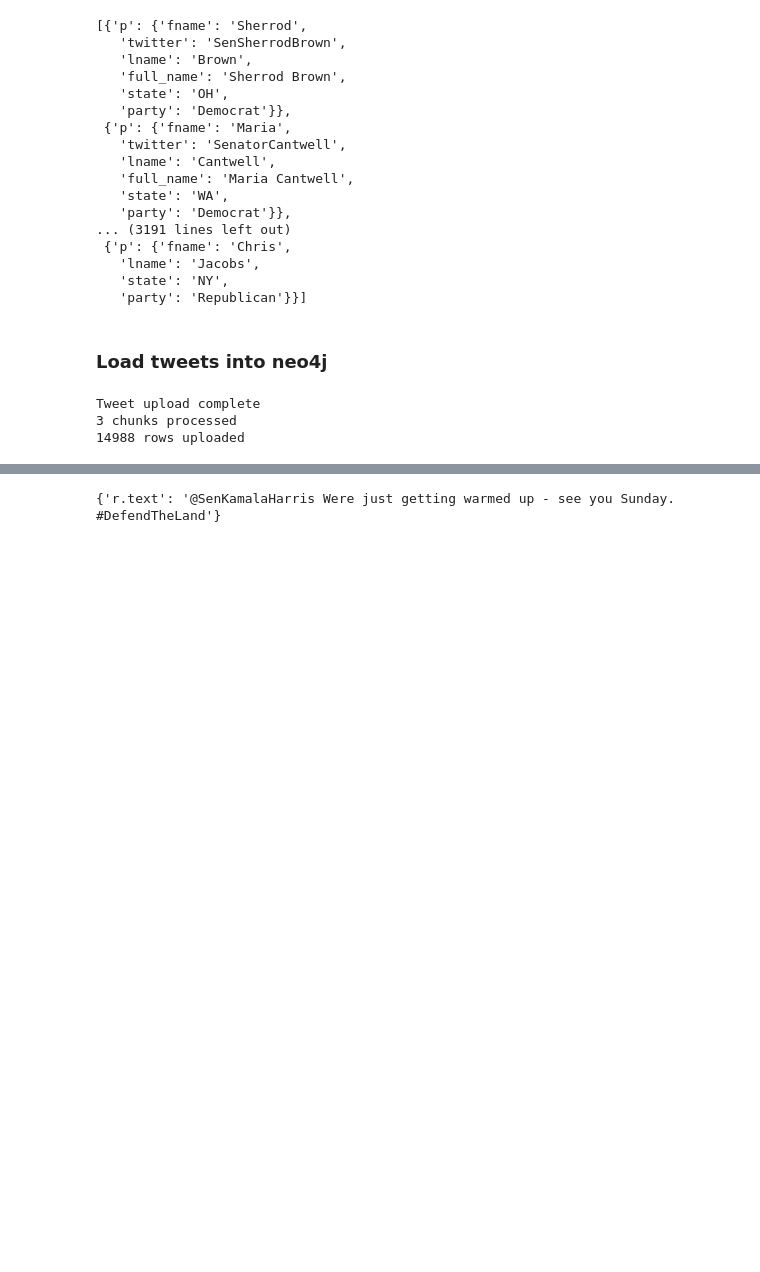
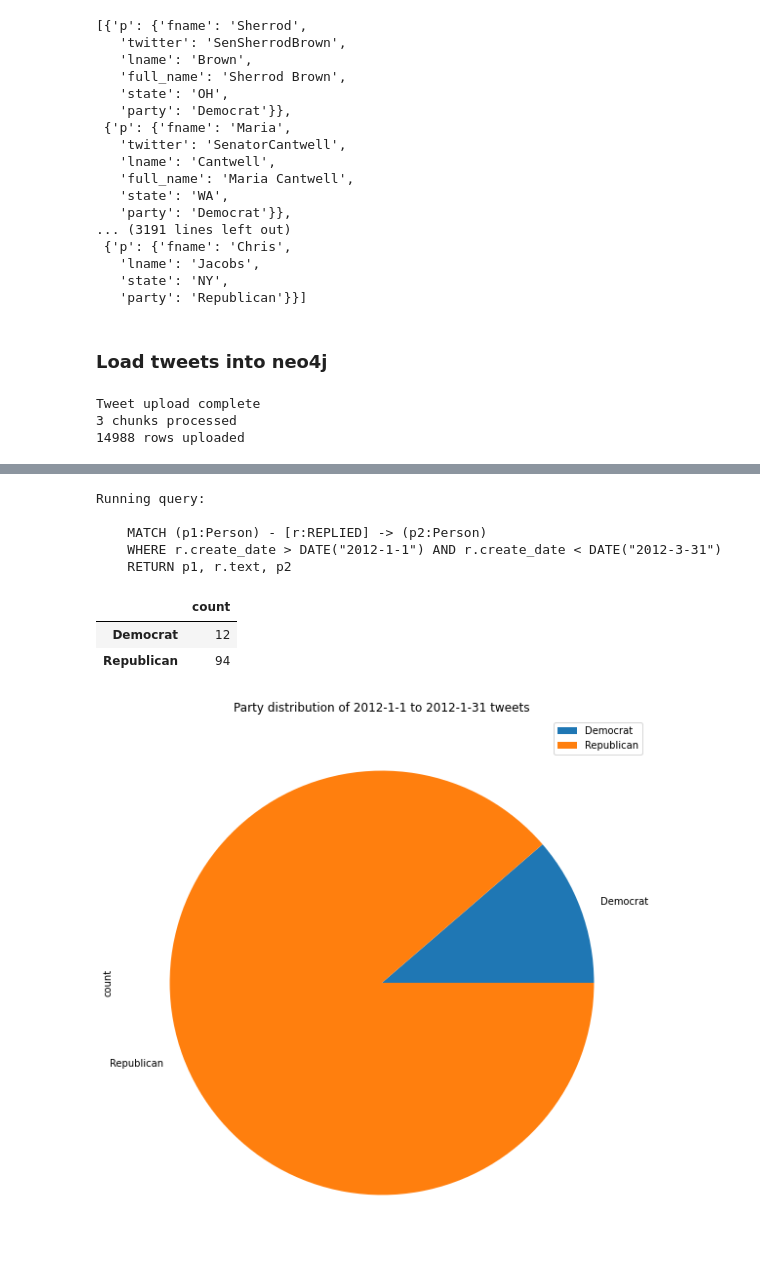
Before and after one commit to codencoding/political-influencers, a Jupyter notebook: notebooks/system_workbooks/neo4j_setup_workbook.ipynb, the cells around one changed output, grey strips where cells are left out. Cells and saved outputs as stored; diff of their text form; code cells hidden in the pictures; blank space fills up the shorter version.

Commit message:
Added pie plot analysis for party distribution

```diff
--- a/notebooks/system_workbooks/neo4j_setup_workbook.ipynb
+++ b/notebooks/system_workbooks/neo4j_setup_workbook.ipynb
@@ -199,7 +213,13 @@ Tweet upload complete
 # %%
-q = """
-MATCH (p1:Person {twitter:'SenSherrodBrown'}) - [r:REPLIED] -> (p2:Person)
-WHERE r.create_date > DATE("2012-1-1")
-RETURN r.text
-"""
-out = session.run(q)
+def get_bounded_data(in_date, out_date=None, time_delta=30):
+    date_range = get_date_range(in_date, out_date, time_delta)
+
+    q = """
+    MATCH (p1:Person) - [r:REPLIED] -> (p2:Person)
+    WHERE r.create_date > DATE(\"""" + date_range[0] + """\") AND r.create_date < DATE(\"""" + date_range[1] + """\")
+    RETURN p1, r.text, p2
+    """
+    print("Running query:\n" + q)
+    out = session.run(q)
+
+    return out.data()
@@ -212,4 +225,0 @@ len(out)
-# %%
-out[0]
-# %% [output]
-{'r.text': '@SenKamalaHarris Were just getting warmed up - see you Sunday. #DefendTheLand'}
@@ -215,0 +228,31 @@ out[0]
+# %%
+def get_party_dist(data):
+    party_count = defaultdict(int)
+    for elem in data:
+        party_count[elem["p1"]["party"]] += 1
+        party_count[elem["p2"]["party"]] += 1
+    return party_count
+# %%
+def plot_party_dist(in_date, data, figsize=(10, 10)):
+    display(data)
+    title = get_date_range(in_date)
+    title = "Party distribution of " + title[0] + ' to ' + title[1] + " tweets"
+    data.plot(y="count", kind="pie", figsize=figsize, title=title)
+# %%
+in_date = "2012-1-1"
+time_delta = 90
+data = get_bounded_data(in_date, time_delta=time_delta)
+data = pd.DataFrame(dict(get_party_dist(data)), index=["count"]).transpose()
+# %% [output]
+Running query:
+
+    MATCH (p1:Person) - [r:REPLIED] -> (p2:Person)
+    WHERE r.create_date > DATE("2012-1-1") AND r.create_date < DATE("2012-3-31")
+    RETURN p1, r.text, p2
+# %%
+plot_party_dist(in_date, data)
+# %% [output]
+|  | count |
+| Democrat | 12 |
+| Republican | 94 |
+[figure, added]
```
Also changed, not shown: parts of 7 cells of this notebook.
